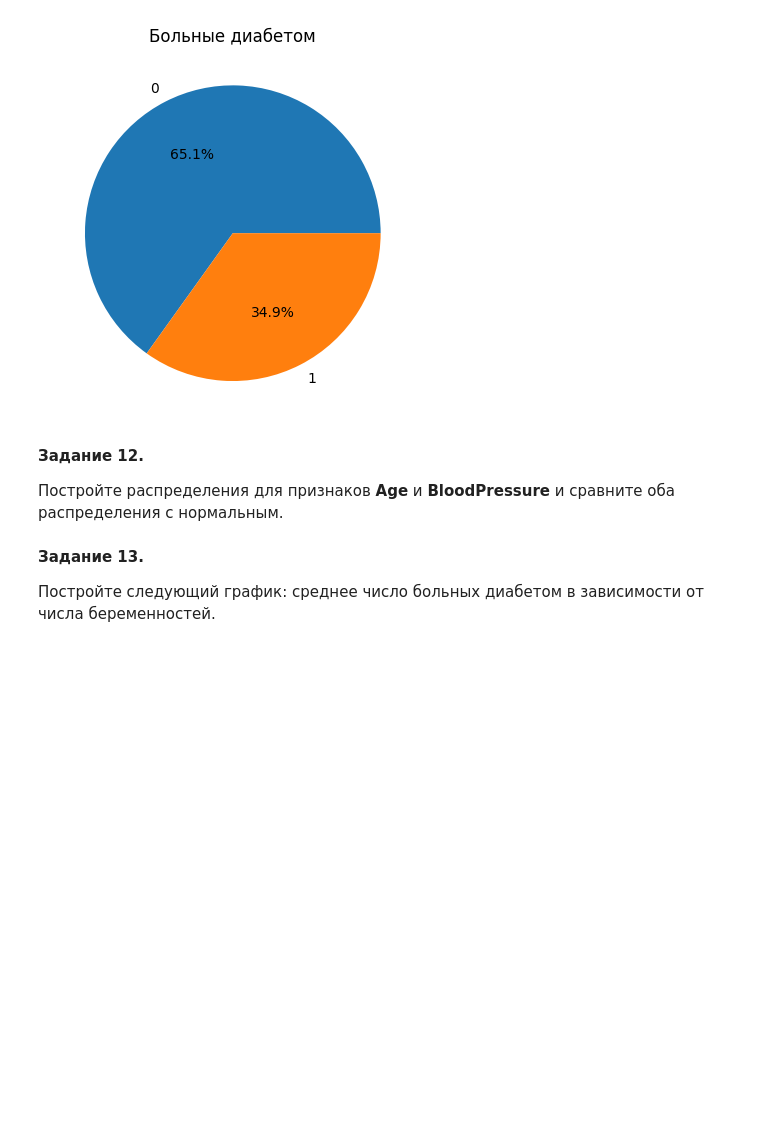
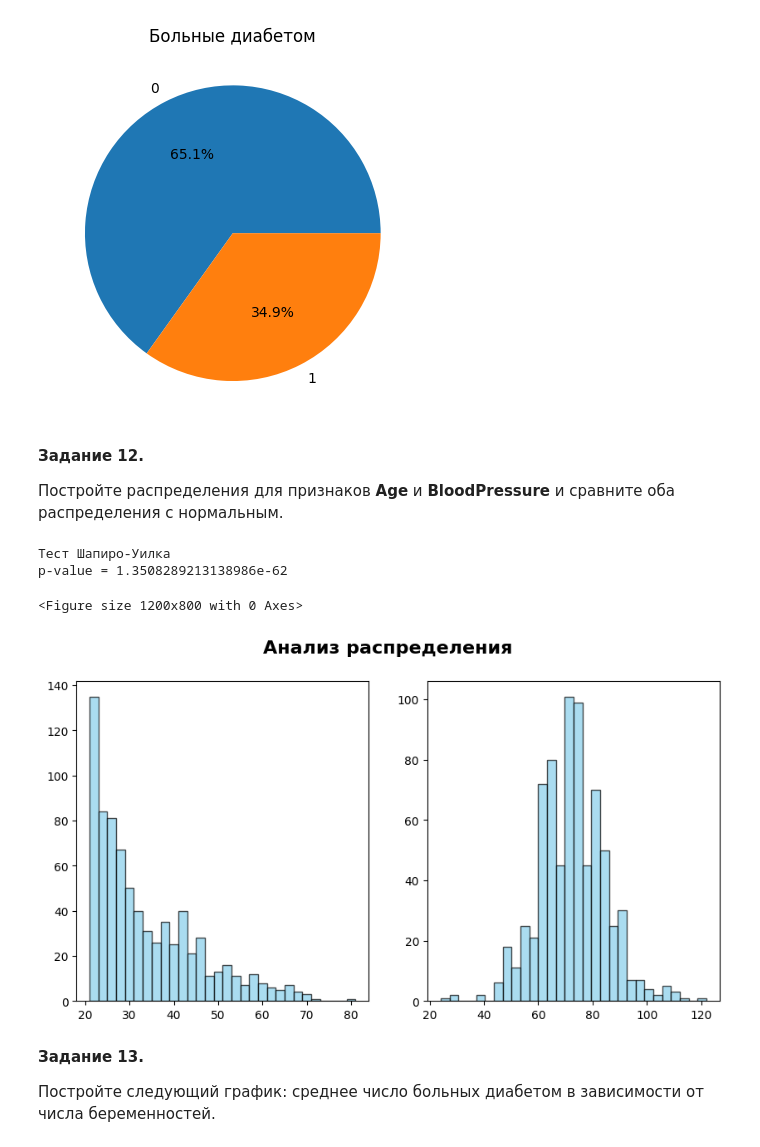
Before and after one commit to kuskas112/Labs, a Jupyter notebook: Машинное обучение/LR1_Pandas_Part2.ipynb, the cells around one changed output. Saved outputs shown, nothing was run; the diff lists cells and outputs as text; code cells hidden in the pictures; blank space fills up the shorter version.

```diff
--- a/Машинное обучение/LR1_Pandas_Part2.ipynb
+++ b/Машинное обучение/LR1_Pandas_Part2.ipynb
@@ -9,7 +10,8 @@ from scipy.stats import norm
 # %% [markdown]
 Будем работать с датасетом Pima Indian Diabetes - это набор данных из Национального института диабета, болезней органов пищеварения и почек. Целью набора данных является диагностическое прогнозирование наличия диабета у пациента. Несколько ограничений были наложены на выбор этих экземпляров из большой базы данных. В частности, все пациенты здесь - женщины в возрасте от 21 года, индийского происхождения.
 # %%
-data = pd.read_csv('https://raw.githubusercontent.com/pileyan/Data/master/data/pima-indians-diabetes.csv')
+#data = pd.read_csv('https://raw.githubusercontent.com/pileyan/Data/master/data/pima-indians-diabetes.csv')
+data = pd.read_csv('dataset.csv')
 data.head(10)
 # %% [output]
 |  | Pregnancies | Glucose | BloodPressure | SkinThickness | Insulin | BMI | DiabetesPedigreeFunction | Age | ... |
@@ -229,3 +229,24 @@ __Задание 12.__
+# %%
+
+
+plt.figure(figsize=(12,8))
+
+fig, axes = plt.subplots(1,2, figsize=(10, 5))
+fig.suptitle('Анализ распределения', fontsize=16, fontweight='bold')
+
+axes[0].hist(data['Age'], bins=30, density=False, alpha=0.7,
+                                      color='skyblue', edgecolor='black')
+axes[1].hist(data['BloodPressure'], bins=30, density=False, alpha=0.7,
+                                      color='skyblue', edgecolor='black')
+
+print("Тест Шапиро-Уилка")
+stat_sw, p_sw = shapiro(data.dropna())
+print(f'p-value = {p_sw}')
+# %% [output]
+Тест Шапиро-Уилка
+p-value = 1.3508289213138986e-62
+<Figure size 1200x800 with 0 Axes>
+[figure, added]
 # %% [markdown]
 __Задание 13.__
 
```
Also changed, not shown: parts of 12 cells of this notebook.
